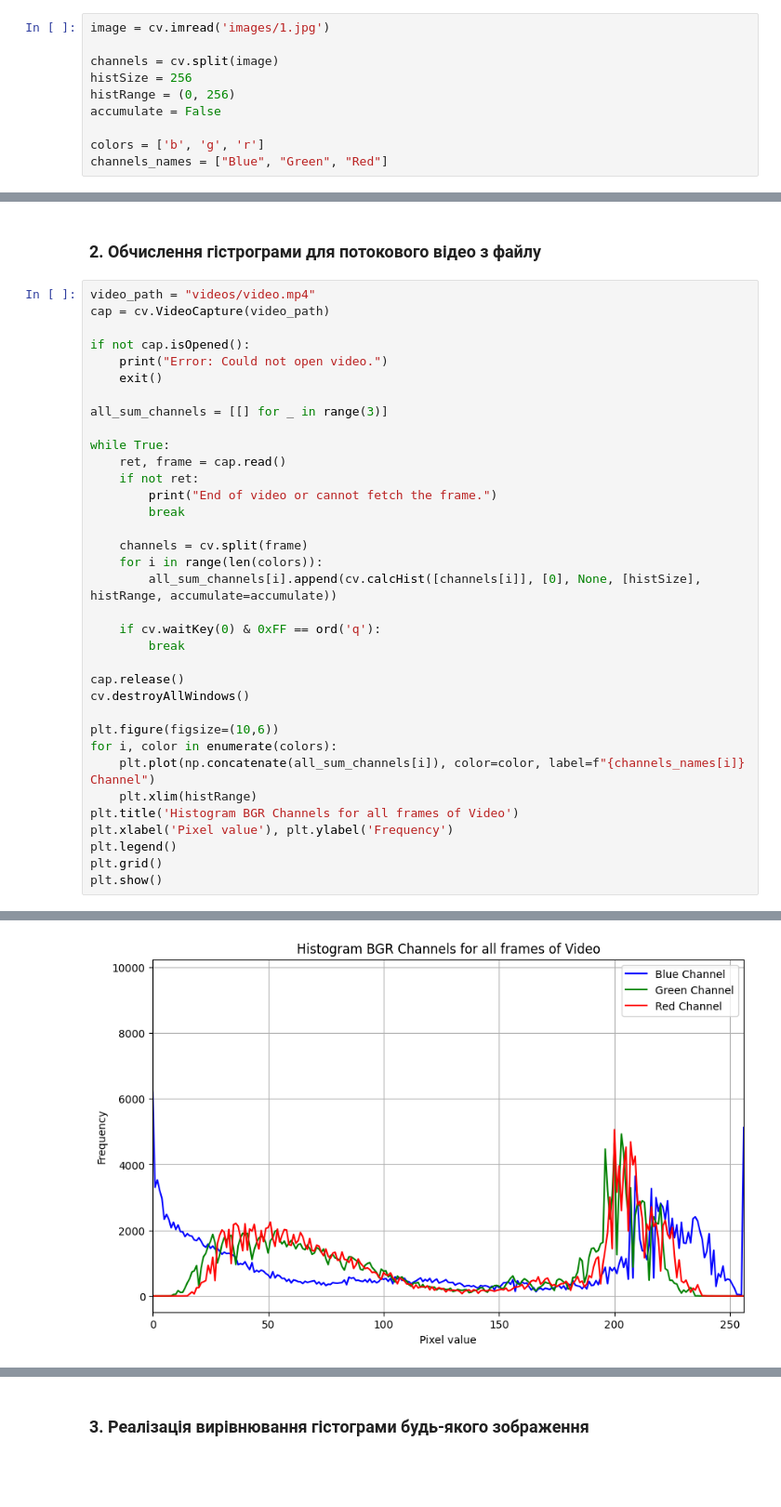
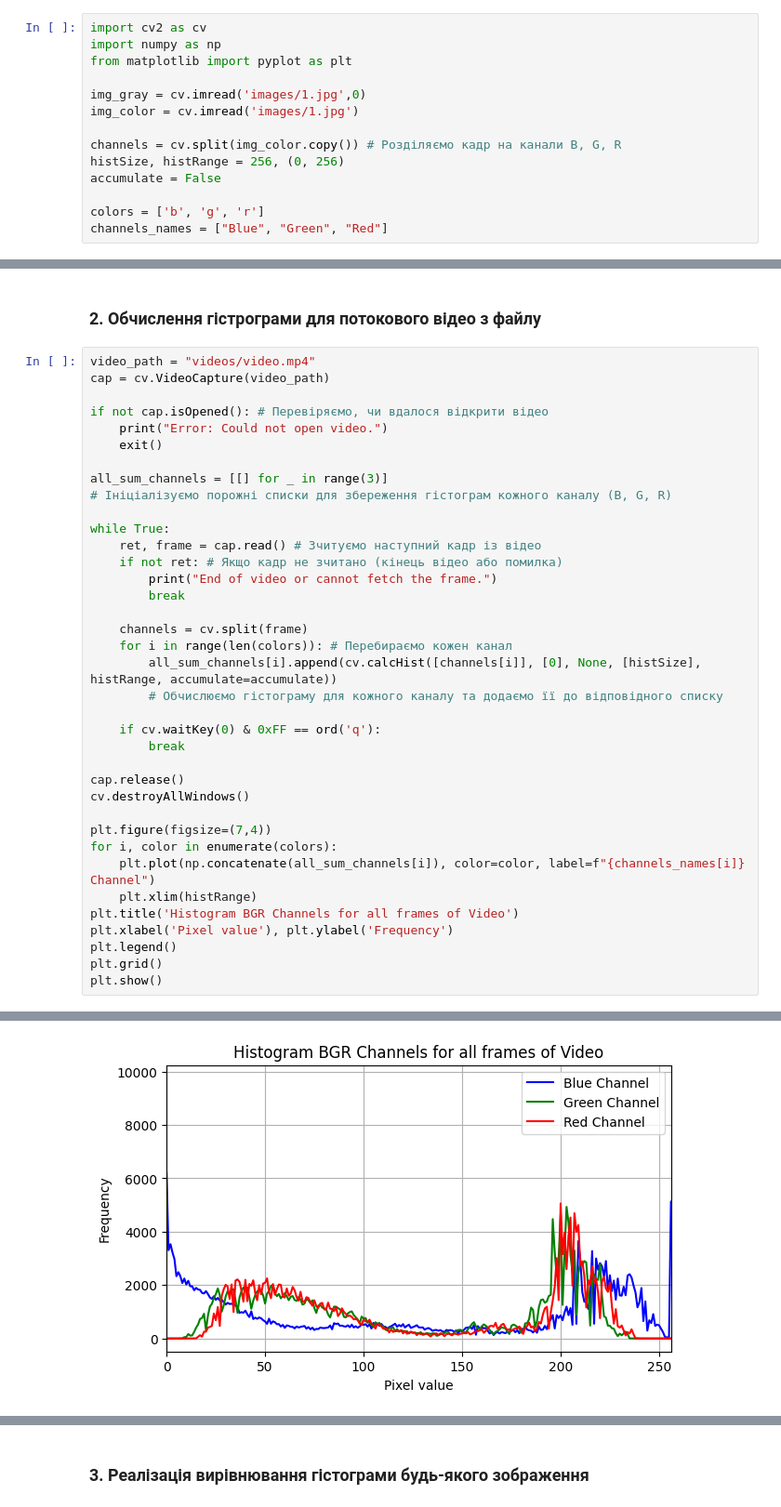
Before and after one commit to VladKutko/WKITB, a Jupyter notebook: lessons/lb3/lb3.ipynb, the cells around one changed output, grey strips where cells are left out. Shown: that part at 93% size. Drawn from its saved outputs; the diff is of its cells as text; blank space fills up the shorter version.

```diff
--- a/lessons/lb3/lb3.ipynb
+++ b/lessons/lb3/lb3.ipynb
@@ -5,9 +3,13 @@ from matplotlib import pyplot as plt
 # %%
-image = cv.imread('images/1.jpg')
+import cv2 as cv
+import numpy as np
+from matplotlib import pyplot as plt
 
-channels = cv.split(image)
-histSize = 256
-histRange = (0, 256)
+img_gray = cv.imread('images/1.jpg',0)
+img_color = cv.imread('images/1.jpg')
+
+channels = cv.split(img_color.copy()) # Розділяємо кадр на канали B, G, R
+histSize, histRange = 256, (0, 256)
 accumulate = False
 
 colors = ['b', 'g', 'r']
@@ -34,37 +40,39 @@ plt.show()
 video_path = "videos/video.mp4"
 cap = cv.VideoCapture(video_path)
 
-if not cap.isOpened():
+if not cap.isOpened(): # Перевіряємо, чи вдалося відкрити відео
     print("Error: Could not open video.")
     exit()
 
 all_sum_channels = [[] for _ in range(3)]
+# Ініціалізуємо порожні списки для збереження гістограм кожного каналу (B, G, R)
 
 while True:
-    ret, frame = cap.read()
-    if not ret:
+    ret, frame = cap.read() # Зчитуємо наступний кадр із відео
+    if not ret: # Якщо кадр не зчитано (кінець відео або помилка)
         print("End of video or cannot fetch the frame.")
         break
 
     channels = cv.split(frame)
-    for i in range(len(colors)):
+    for i in range(len(colors)): # Перебираємо кожен канал
         all_sum_channels[i].append(cv.calcHist([channels[i]], [0], None, [histSize], histRange, accumulate=accumulate))
+        # Обчислюємо гістограму для кожного каналу та додаємо її до відповідного списку
 
     if cv.waitKey(0) & 0xFF == ord('q'):
         break
 
 cap.release()
 cv.destroyAllWindows()
 
-plt.figure(figsize=(10,6))
+plt.figure(figsize=(7,4))
 for i, color in enumerate(colors):
     plt.plot(np.concatenate(all_sum_channels[i]), color=color, label=f"{channels_names[i]} Channel")
     plt.xlim(histRange)
 plt.title('Histogram BGR Channels for all frames of Video')
 plt.xlabel('Pixel value'), plt.ylabel('Frequency')
 plt.legend()
 plt.grid()
 plt.show()
 # %% [output]
 End of video or cannot fetch the frame.
-[figure, old version]
+[figure, new version]
```
Also changed, not shown: parts of 9 cells of this notebook.
